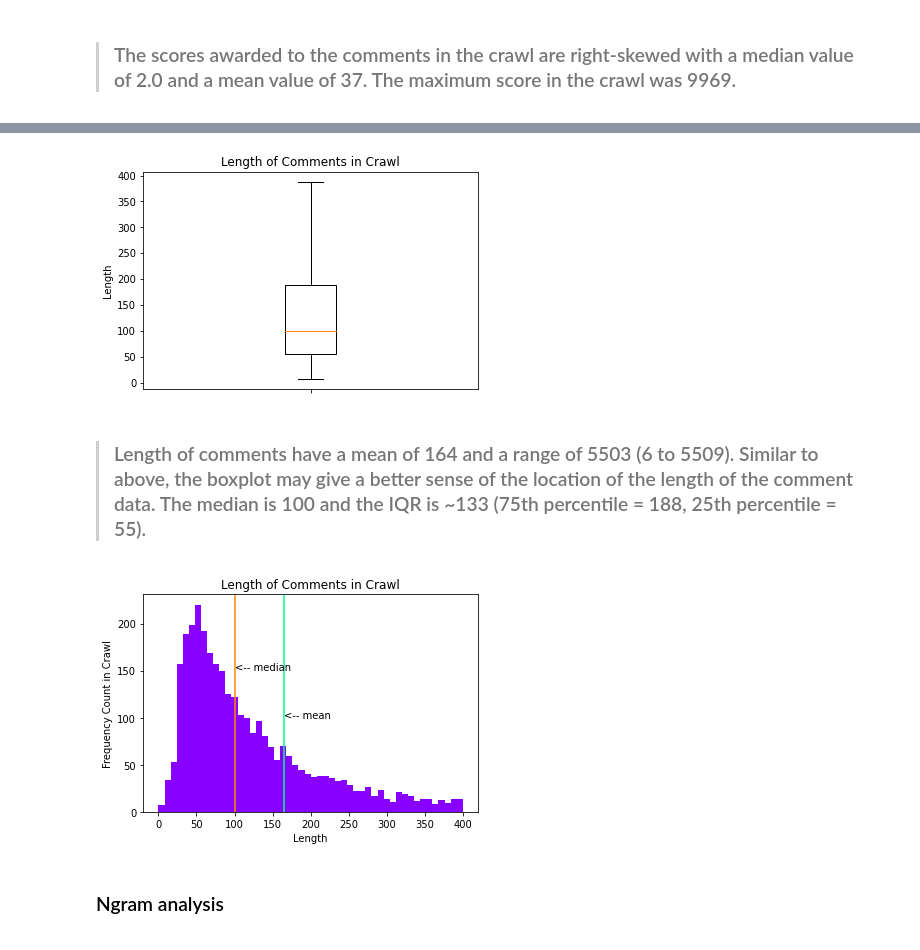
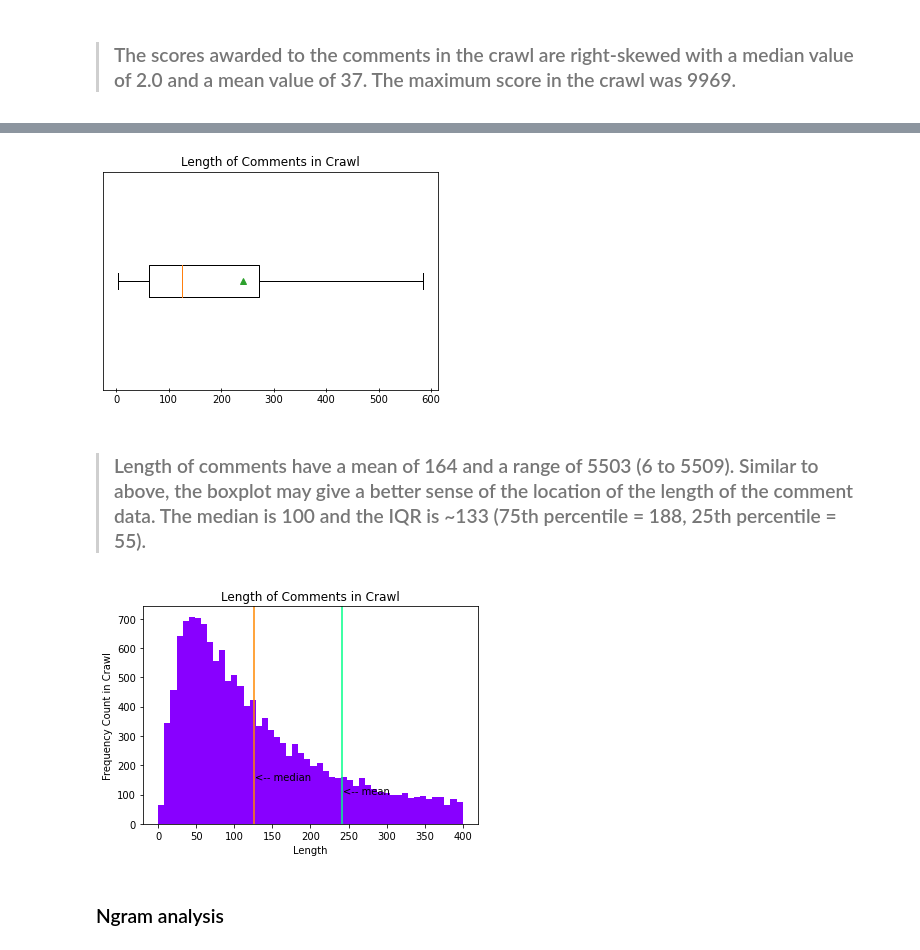
Before and after one commit to Bcromas/rosie, a Jupyter notebook: EDA.ipynb, the cells around one changed output, grey strips where cells are left out. Drawn from its saved outputs; the diff is of its cells as text; code cells hidden in the pictures.

Commit message:
scalable boxplots & hists

```diff
--- a/EDA.ipynb
+++ b/EDA.ipynb
@@ -3,7 +3,8 @@
 # %%
 import pandas as pd
 # %%
-comments_df = pd.read_csv("data/comments.csv", index_col = 0, encoding = "utf_8")
+# comments_df = pd.read_csv("data/comments.csv", index_col = 0, encoding = "utf_8")
+comments_df = pd.read_csv("data/2020_5_28_Comments.csv", index_col = 0, encoding = "utf_8")
 # %%
 comments_df.shape
 # %% [output]
@@ -74,6 +75,10 @@ THE_LORD_HERESY     0.0011
 Name: author, dtype: float64
 # %%
-comments_df = comments_df[(comments_df["author"] != "autotldr")&(comments_df["author"] != "AutoModerator")]
+comments_df = comments_df[
+    (comments_df["author"] != "autotldr")&
+    (comments_df["author"] != "AutoModerator")&
+    (comments_df["author"] != "photography_bot")
+]
 # %%
 comments_df.shape
 # %% [output]
@@ -183,10 +215,9 @@ plt.annotate(s = "<-- median", xy = (np.median(comments_df["score"])+1,600));
 # %%
-plt.boxplot(x = comments_df["body_len"], showfliers = False);
-plt.tick_params(labelbottom = False)
-plt.ylabel("Length");
+plt.boxplot(x = comments_df["body_len"], showfliers = False, vert = False, showmeans = True);
+plt.tick_params(labelbottom = True, bottom = True, labelleft = False, left = False, direction = "inout")
 plt.title(label = "Length of Comments in Crawl");
 # %% [output]
-[figure, old version]
+[figure, new version]
 # %%
 # np.mean(comments_df["body_len"]), np.median(comments_df["body_len"]), np.min(comments_df["body_len"]), np.max(comments_df["body_len"]), np.max(comments_df["body_len"])-np.min(comments_df["body_len"])
 # %%
@@ -204,7 +235,7 @@ plt.title(label = "Length of Comments in Crawl");
 plt.annotate(s = "<-- mean", xy = (np.mean(comments_df["body_len"])+1,100));
 plt.annotate(s = "<-- median", xy = (np.median(comments_df["body_len"])+1,150));
 # %% [output]
-[figure, old version]
+[figure, new version]
 # %% [markdown]
 ### Ngram analysis
 # %%
```
Also changed, not shown: parts of 27 cells of this notebook.
